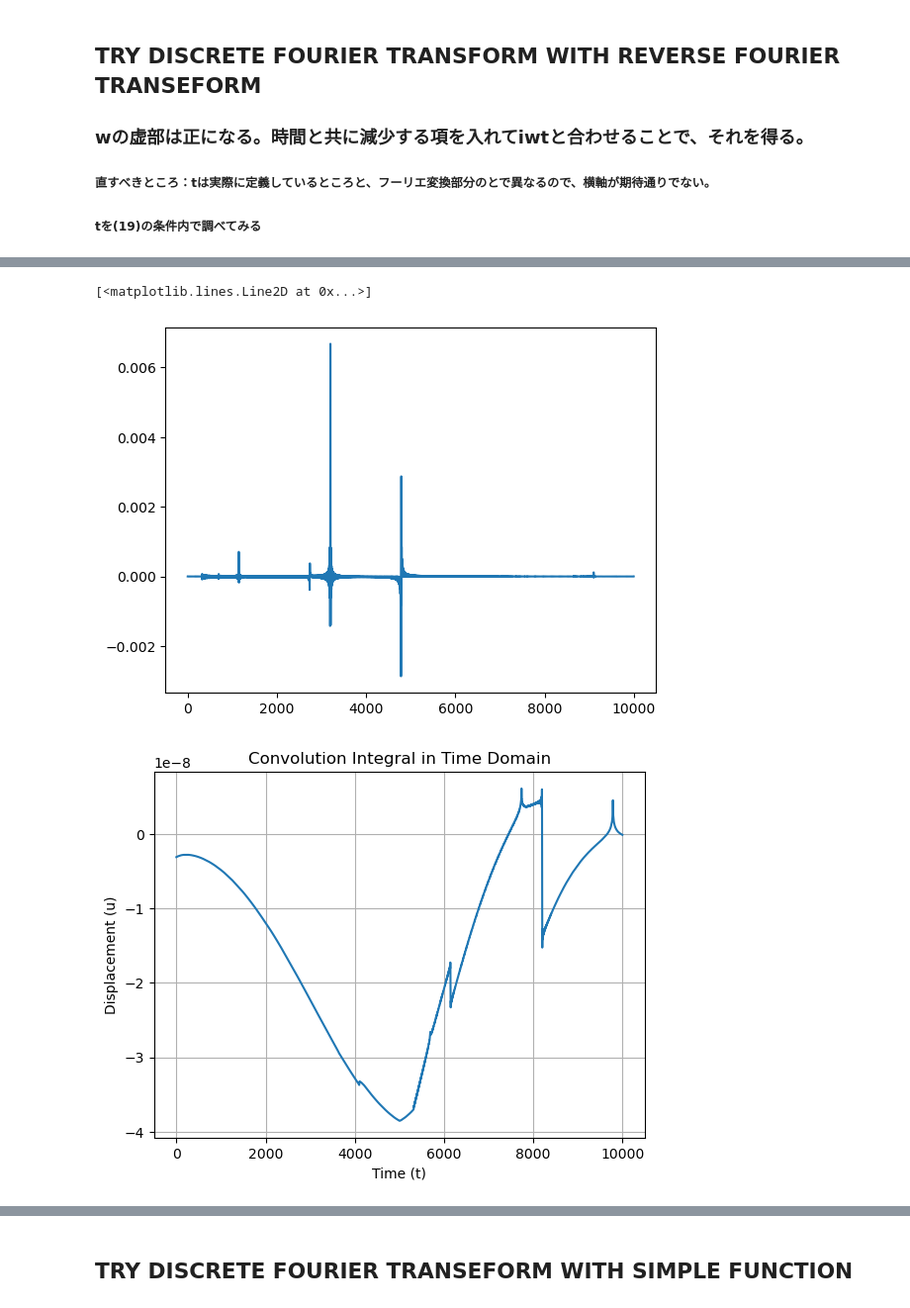
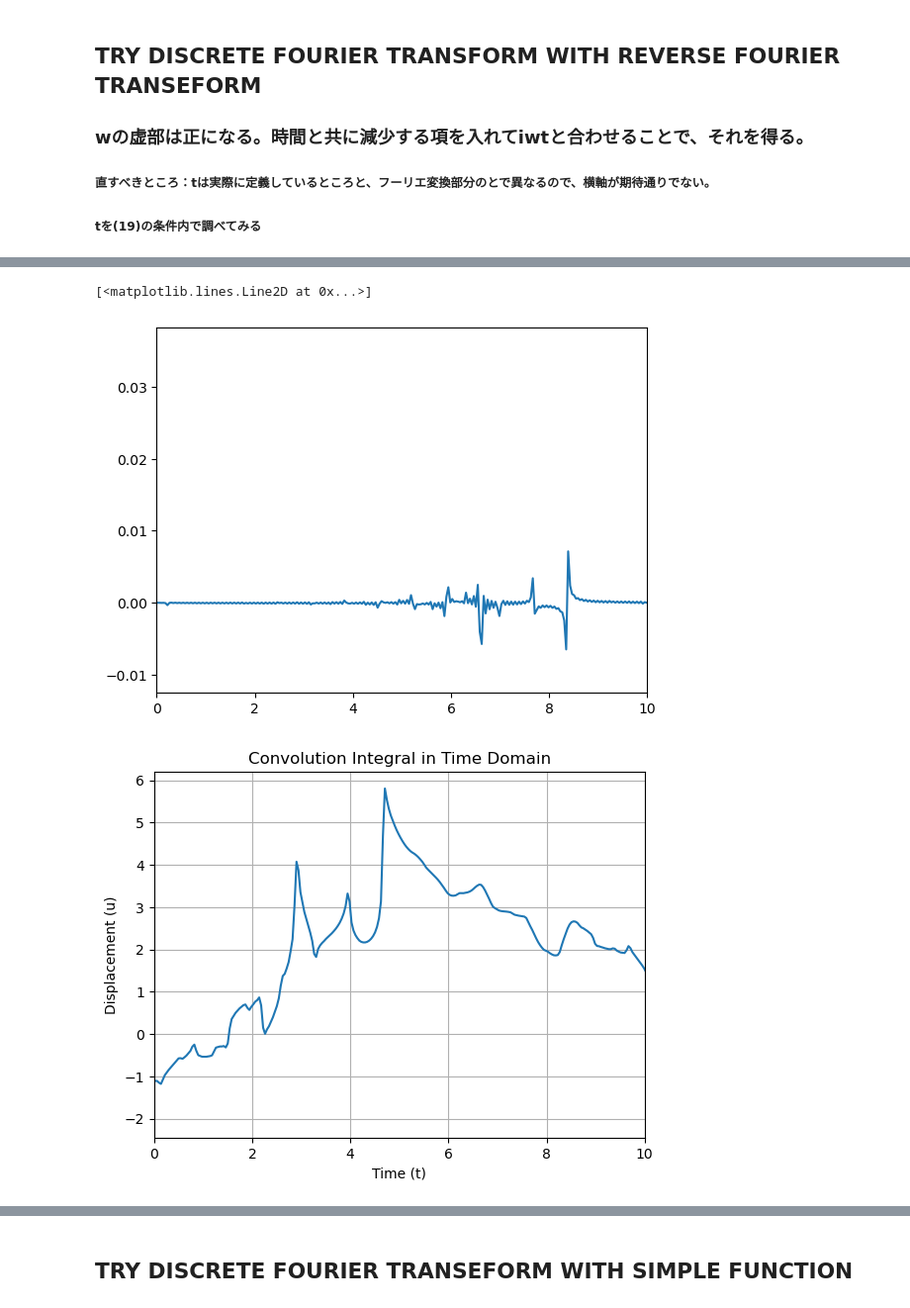
Before and after one commit to SKvr-46/Wavenumber_Spectrum, a Jupyter notebook: Untitled.ipynb, the cells around one changed output, grey strips where cells are left out. Shown at 99% size. Saved outputs shown, nothing was run; the diff lists cells and outputs as text; code cells hidden in the pictures.

```diff
--- a/Untitled.ipynb
+++ b/Untitled.ipynb
@@ -78,14 +65,17 @@ def u_values_omega_domain(omegas, n_range, L, alpha, r, z):
         u_values.append(u_sum)
     return np.array(u_values)
 # %%
-omegas =  np.array(range(N)) + omega_imag   #care N = len(u_omega)
-def phi_values_omega_domain(omegas, n_range, L, alpha, r, z):
+omegas =  np.array(omegas)+ omega_imag   #care N = len(u_omega)
+def phi_values_omega_domain(omegas):
     u_values = []
     for omega in omegas:
-        u_sum = 0
+        u_sum = 0j
         for n in n_range:
             k = 2 * n * np.pi / L
-            nu = np.sqrt((omega / alpha) ** 2 - k ** 2)    #-1をかけて、虚部が負のものを選択
+            if np.real(omega) >0:    #虚部が負のものを選択
+                nu = np.sqrt((omega / alpha) ** 2 - k ** 2)
+            else:
+                nu = -1 * np.sqrt((omega / alpha) ** 2 - k ** 2)
             if(np.imag(nu) > 0):
                 print("this is error")
             if n == 0:
@@ -99,11 +89,11 @@ u_omega_phi = phi_values_omega_domain(omegas,n_range, L, alpha, r, z)
 
 #ここに窓
 # %%
-u_omega = u_values_omega_domain(omegas,n_range, L, alpha, r, z)
+u_omega = u_values_omega_domain(omegas)
 
 #ここに窓
 # %%
 # Fourier transform
-u_t = np.fft.ifft(u_omega)  # Shift the zero frequency to the center of u_omega before the inverse FFT
-#* np.exp(np.abs(omega_imag) *t) #refer to phinney's method
+u_t = np.fft.ifft(u_omega)* np.exp(np.abs(omega_imag) * np.array(t))# Shift the zero frequency to the center of u_omega before the inverse FFT
+#* np.exp(np.abs(omega_imag) * np.array(range(len(omegas))))#refer to phinney's method
 # %%
@@ -111,6 +102,3 @@ u_t_phi = np.fft.ifft(u_omega_phi)
-# %%
-u_t = np.fft.ifft(u_omega)
-#* np.exp(np.abs(omega_imag) * np.array(range(N)))
 # %%
 u_t_real = np.real(u_t)
 u_t_imag = np.imag(u_t)
@@ -118,29 +115,36 @@ plt.plot(np.arange(0, u_t_real.shape[0]), u_t_real)
 # %%
 u_t_phi_real = np.real(u_t_phi)
 u_t_phi_imag = np.imag(u_t_phi)
-plt.plot(np.arange(0, u_t_phi_real.shape[0]), u_t_phi_real)
+
+# Apply Hamming window to u_t
+#window = np.hamming(len(u_t_phi_real))
+#u_t_phi = np.array(u_t_phi) * window
+
+plt.xlim(0,10)
+plt.plot(t, u_t_phi_windowed)
 # %% [output]
 [<matplotlib.lines.Line2D at 0x...>]
-[figure, old version]
+[figure, new version]
 # %%
 def f_t_values(t):
     return 1 / 2 * (1 + np.tanh(t / 0.125))
 
 f_t = f_t_values(t)
 
 # Compute the convolution integral in the time domain directly
-conv_integral = np.convolve(f_t, u_t_phi_real, 'same') * dt
+conv_integral = np.convolve(f_t, u_t_real, 'same')
 
 # Apply Hamming window to u_t
 window = np.hamming(len(conv_integral))
 conv_u_t_windowed = np.array(conv_integral) * window
 
 # Plotting the convolution integral
-plt.plot(range(len(conv_u_t_windowed)), conv_u_t_windowed)
+plt.plot(t, conv_u_t_windowed)
 plt.xlabel('Time (t)')
 plt.ylabel('Displacement (u)')
 plt.title('Convolution Integral in Time Domain')
 plt.grid(True)
+plt.xlim(0,10)
 plt.show()
 # %% [output]
-[figure, old version]
+[figure, new version]
```
Also changed, not shown: parts of 13 cells of this notebook.
